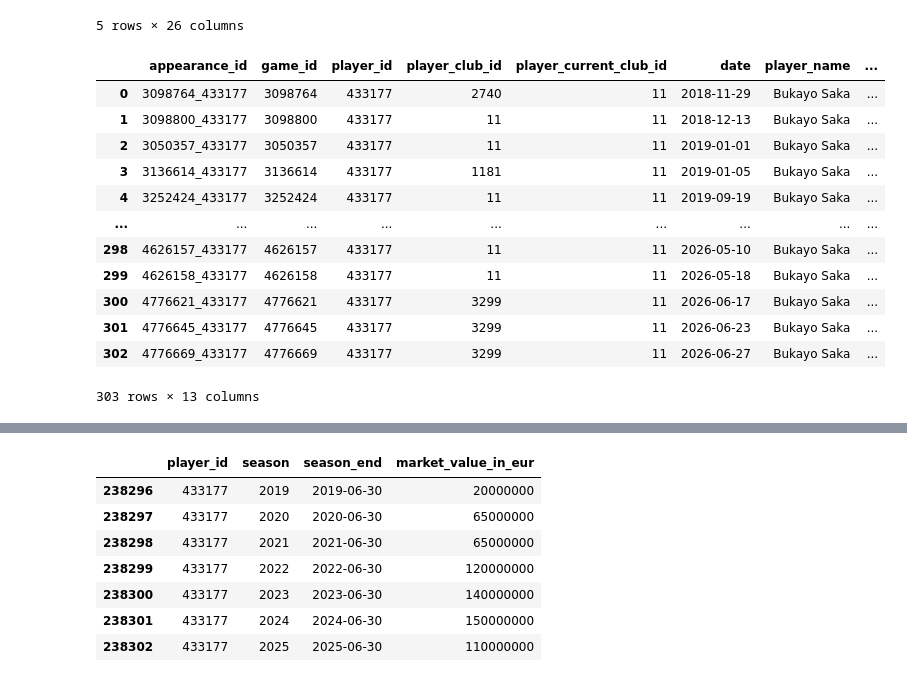
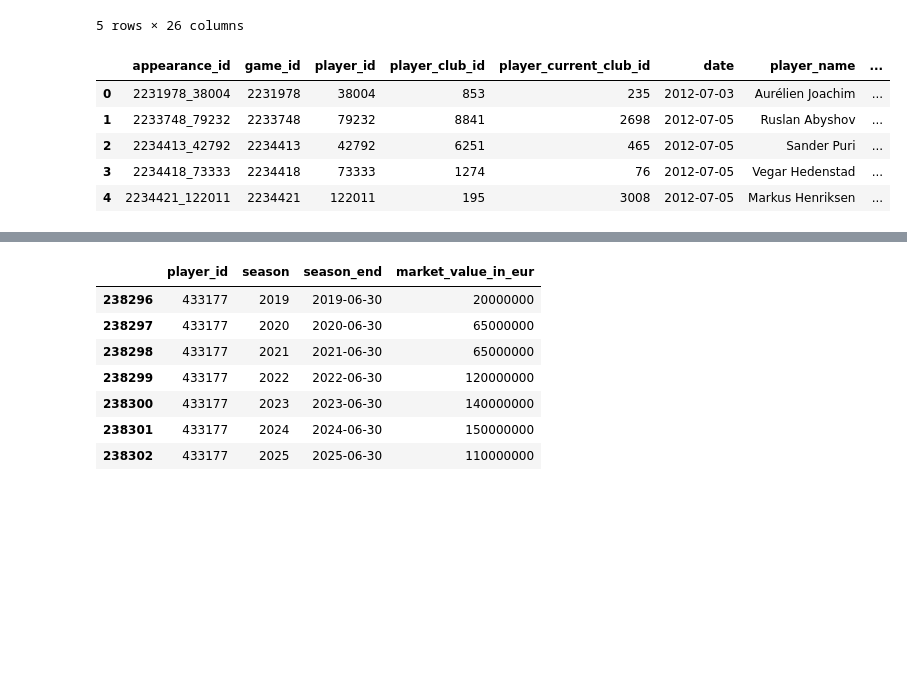
Before and after one commit to m2varvan/player-transfer-value-predictor, a Jupyter notebook: notebooks/01_build_player_season_dataset.ipynb, the cells around one changed output, grey strips where cells are left out. Drawn from its saved outputs; the diff is of its cells as text; code cells hidden in the pictures; blank space fills up the shorter version.

```diff
--- a/notebooks/01_data_exploration.ipynb
+++ b/notebooks/01_build_player_season_dataset.ipynb
@@ -39,21 +56,14 @@ con.sql("SELECT * FROM players LIMIT 5").df()
 | 4 | 80 | Tom | Starke | Tom Starke | 2017 | 27 | tom-starke | ... |
 5 rows × 26 columns
 # %%
-con.sql("SELECT * FROM appearances WHERE player_name='Bukayo Saka'").df()
+con.sql("SELECT * FROM appearances LIMIT 5").df()
 # %% [output]
 |  | appearance_id | game_id | player_id | player_club_id | player_current_club_id | date | player_name | ... |
-| 0 | 3098764_433177 | 3098764 | 433177 | 2740 | 11 | 2018-11-29 | Bukayo Saka | ... |
-| 1 | 3098800_433177 | 3098800 | 433177 | 11 | 11 | 2018-12-13 | Bukayo Saka | ... |
-| 2 | 3050357_433177 | 3050357 | 433177 | 11 | 11 | 2019-01-01 | Bukayo Saka | ... |
-| 3 | 3136614_433177 | 3136614 | 433177 | 1181 | 11 | 2019-01-05 | Bukayo Saka | ... |
-| 4 | 3252424_433177 | 3252424 | 433177 | 11 | 11 | 2019-09-19 | Bukayo Saka | ... |
-| ... | ... | ... | ... | ... | ... | ... | ... | ... |
-| 298 | 4626157_433177 | 4626157 | 433177 | 11 | 11 | 2026-05-10 | Bukayo Saka | ... |
-| 299 | 4626158_433177 | 4626158 | 433177 | 11 | 11 | 2026-05-18 | Bukayo Saka | ... |
-| 300 | 4776621_433177 | 4776621 | 433177 | 3299 | 11 | 2026-06-17 | Bukayo Saka | ... |
-| 301 | 4776645_433177 | 4776645 | 433177 | 3299 | 11 | 2026-06-23 | Bukayo Saka | ... |
-| 302 | 4776669_433177 | 4776669 | 433177 | 3299 | 11 | 2026-06-27 | Bukayo Saka | ... |
+| 0 | 2231978_38004 | 2231978 | 38004 | 853 | 235 | 2012-07-03 | Aurélien Joachim | ... |
+| 1 | 2233748_79232 | 2233748 | 79232 | 8841 | 2698 | 2012-07-05 | Ruslan Abyshov | ... |
+| 2 | 2234413_42792 | 2234413 | 42792 | 6251 | 465 | 2012-07-05 | Sander Puri | ... |
+| 3 | 2234418_73333 | 2234418 | 73333 | 1274 | 76 | 2012-07-05 | Vegar Hedenstad | ... |
+| 4 | 2234421_122011 | 2234421 | 122011 | 195 | 3008 | 2012-07-05 | Markus Henriksen | ... |
-303 rows × 13 columns
 # %%
 con.sql("SELECT * from games LIMIT 5").df()
 # %% [output]
```
Also changed, not shown: parts of 3 cells of this notebook, 4 other files.
